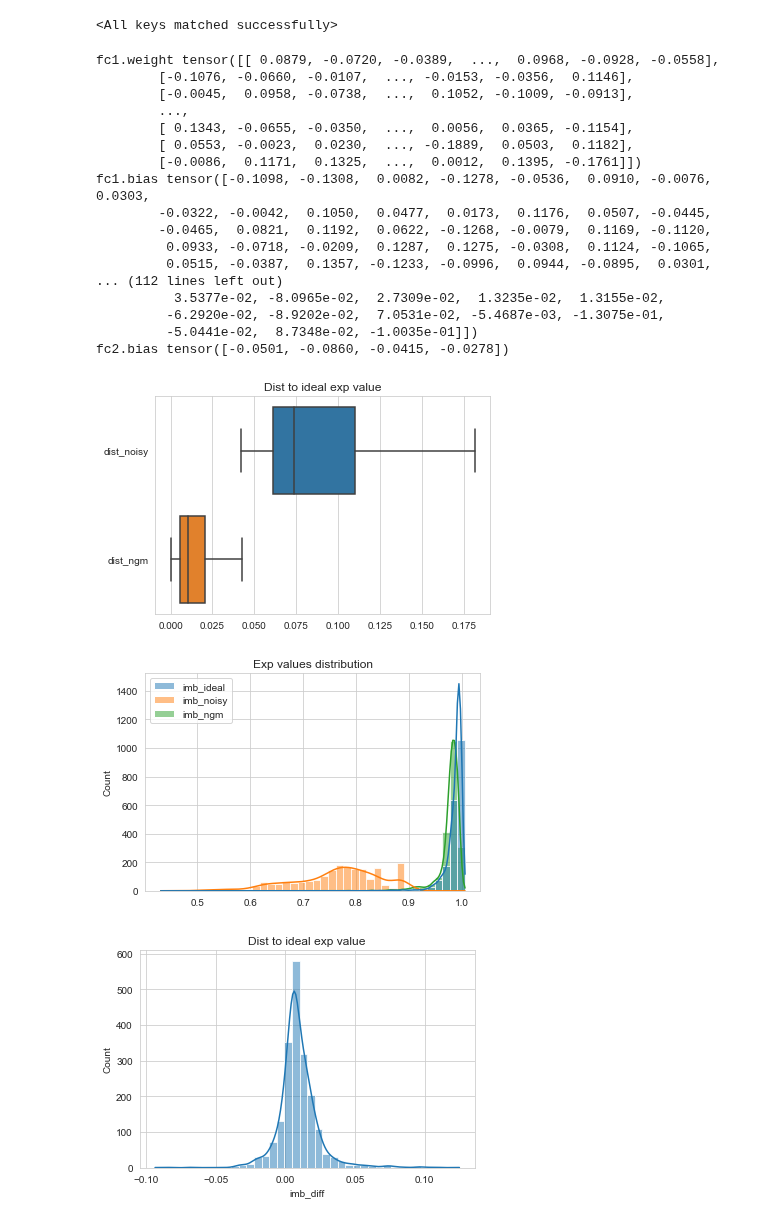
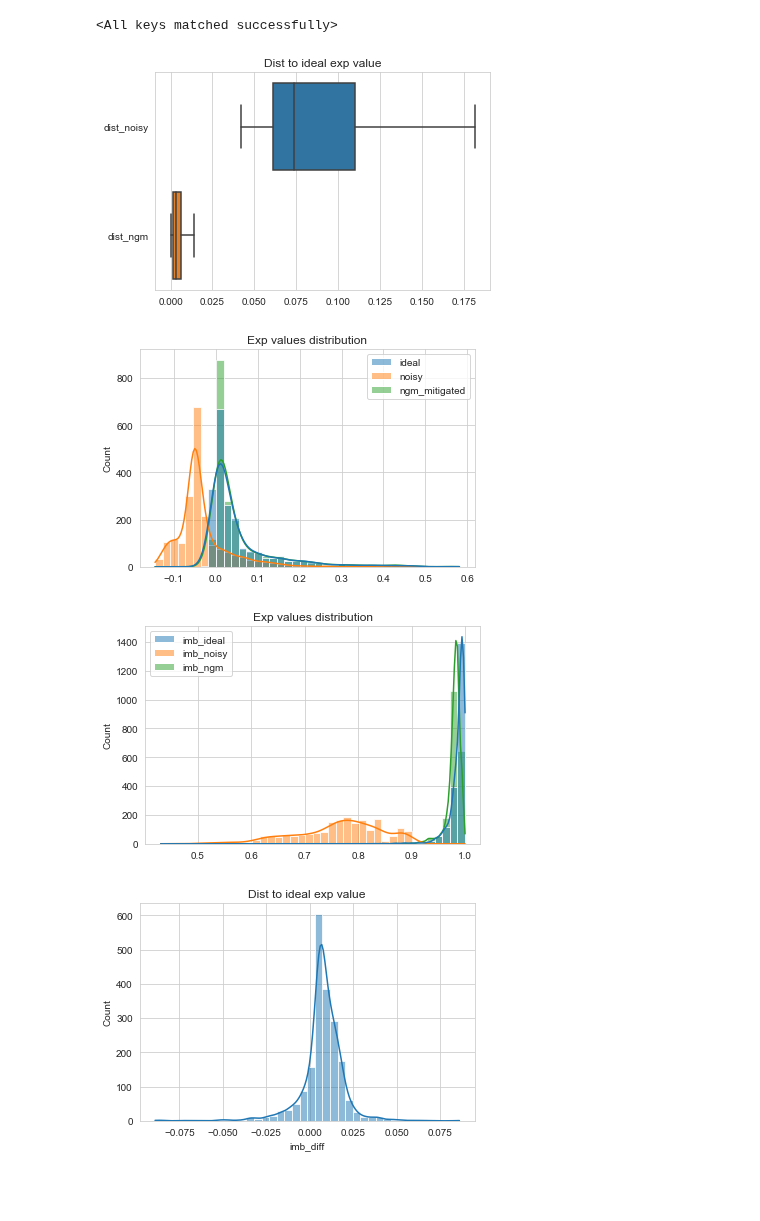
Before and after one commit to qiskit-community/ml-qem, a Jupyter notebook: docs/tutorials/h10_mlp.ipynb, the cells around one changed output. Drawn from its saved outputs; the diff is of its cells as text; code cells hidden in the pictures; blank space fills up the shorter version.

```diff
--- a/docs/tutorials/h10_mlp.ipynb
+++ b/docs/tutorials/h10_mlp.ipynb
@@ -138,4 +83,6 @@ def encode_data(circuits, properties, ideal_exp_vals, noisy_exp_vals, num_qubits
 # %%
+train_noisy_exp_vals = [x[0] for x in train_noisy_exp_vals]
+test_noisy_exp_vals = [x[0] for x in test_noisy_exp_vals]
 X_train, y_train = encode_data(train_circuits, properties, train_ideal_exp_vals, train_noisy_exp_vals, num_qubits=4)
 X_test, y_test = encode_data(test_circuits, properties, test_ideal_exp_vals, test_noisy_exp_vals, num_qubits=4)
 # %%
@@ -234,29 +182,7 @@ model.load_state_dict(torch.load('./model/haoran_mbd2/mlp_mbd.pth'))
 # %% [output]
 <All keys matched successfully>
-# %%
-for name, param in model.named_parameters():
-    if param.requires_grad:
-        print(name, param.data)
-# %% [output]
-fc1.weight tensor([[ 0.0879, -0.0720, -0.0389,  ...,  0.0968, -0.0928, -0.0558],
-        [-0.1076, -0.0660, -0.0107,  ..., -0.0153, -0.0356,  0.1146],
-        [-0.0045,  0.0958, -0.0738,  ...,  0.1052, -0.1009, -0.0913],
-        ...,
-        [ 0.1343, -0.0655, -0.0350,  ...,  0.0056,  0.0365, -0.1154],
-        [ 0.0553, -0.0023,  0.0230,  ..., -0.1889,  0.0503,  0.1182],
-        [-0.0086,  0.1171,  0.1325,  ...,  0.0012,  0.1395, -0.1761]])
-fc1.bias tensor([-0.1098, -0.1308,  0.0082, -0.1278, -0.0536,  0.0910, -0.0076,  0.0303,
-        -0.0322, -0.0042,  0.1050,  0.0477,  0.0173,  0.1176,  0.0507, -0.0445,
-        -0.0465,  0.0821,  0.1192,  0.0622, -0.1268, -0.0079,  0.1169, -0.1120,
-         0.0933, -0.0718, -0.0209,  0.1287,  0.1275, -0.0308,  0.1124, -0.1065,
-         0.0515, -0.0387,  0.1357, -0.1233, -0.0996,  0.0944, -0.0895,  0.0301,
-... (112 lines left out)
-          3.5377e-02, -8.0965e-02,  2.7309e-02,  1.3235e-02,  1.3155e-02,
-         -6.2920e-02, -8.9202e-02,  7.0531e-02, -5.4687e-03, -1.3075e-01,
-         -5.0441e-02,  8.7348e-02, -1.0035e-01]])
-fc2.bias tensor([-0.0501, -0.0860, -0.0415, -0.0278])
 # %%
-# model.eval()
+model.eval()
 distances = []
 
 num_spins = 4
@@ -277,35 +203,40 @@ for batch_X, batch_y in test_loader:
         ideal = np.mean(ideal)
         noisy = np.mean(noisy)
         ngm_mitigated = np.mean(ngm_mitigated)
         distances.append({
             "ideal": ideal,
             "noisy": noisy,
             "ngm_mitigated": ngm_mitigated,
             "dist_noisy": np.abs(ideal - noisy),
             "dist_ngm": np.abs(ideal - ngm_mitigated),
             "imb_ideal": imbalance_ideal,
             "imb_noisy": imbalance_noisy,
             "imb_ngm": imbalance_mitigated,
             "imb_diff": imbalance_ideal - imbalance_mitigated
         })
 
 plt.style.use({'figure.facecolor':'white'})
 
 df = pd.DataFrame(distances)
 sns.boxplot(data=df[["dist_noisy", "dist_ngm"]], orient="h", showfliers = False)
 plt.title("Dist to ideal exp value")
 plt.show()
 
+sns.histplot([df['ideal'], df['noisy'], df["ngm_mitigated"]], kde=True, bins=40)
+plt.title("Exp values distribution")
+plt.show()
+
 sns.histplot([df['imb_ideal'], df['imb_noisy'], df["imb_ngm"]], kde=True, bins=40)
 plt.title("Exp values distribution")
 plt.show()
 
 sns.histplot(data=df["imb_diff"], kde=True, bins=40)
 plt.title("Dist to ideal exp value")
 plt.show()
 # %% [output]
-[figure, old version]
+[figure, new version]
-[figure, old version]
+[figure, new version]
-[figure, old version]
+[figure, new version]
+[figure, added]
 # %%
 ## Now we need to average over many disorders
```
Also changed, not shown: parts of 11 cells of this notebook, 8 other files.
